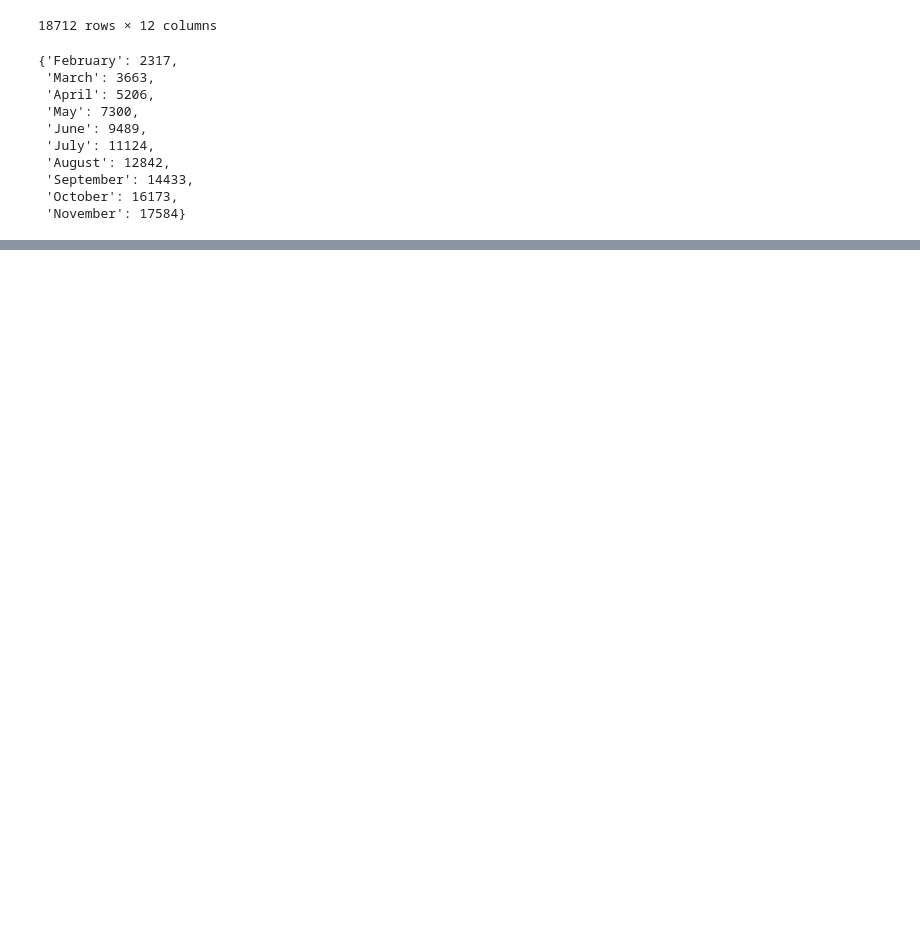
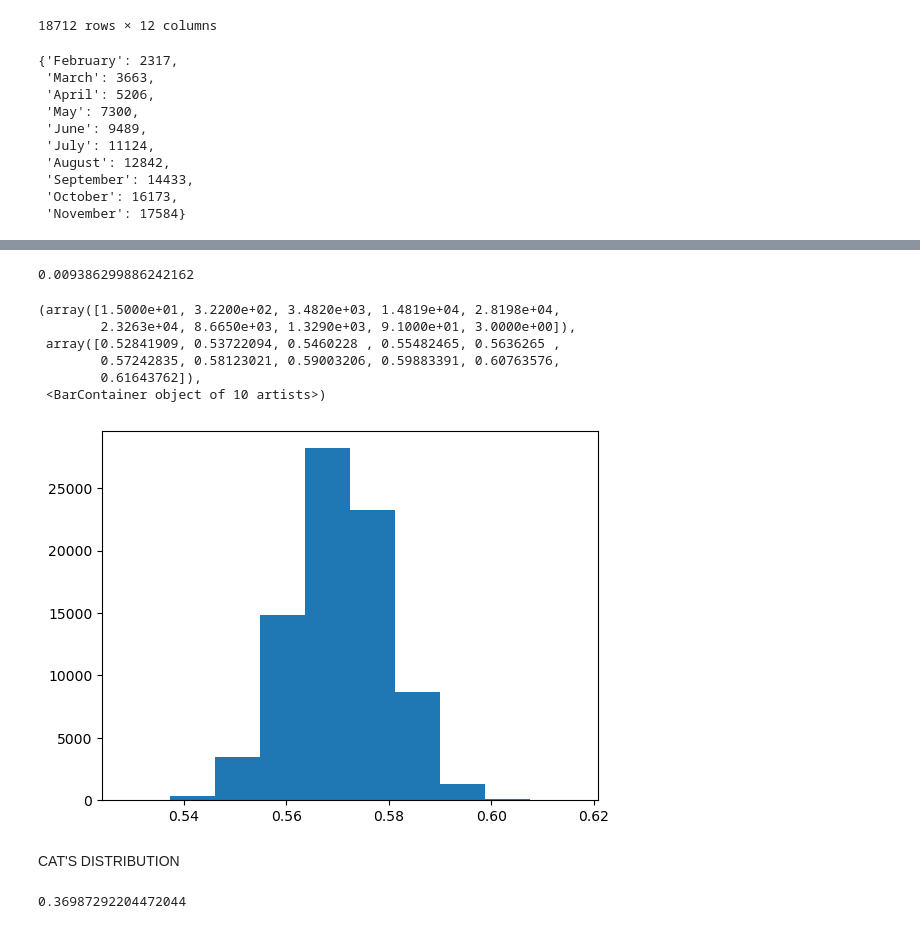
Before and after one commit to 3Grey6Jedi9/Data-Analysis-Project-05, a Jupyter notebook: Pet Analysis.ipynb, the cells around one changed output, grey strips where cells are left out. Drawn from its saved outputs; the diff is of its cells as text; code cells hidden in the pictures; blank space fills up the shorter version.

```diff
--- a/Pet Analysis.ipynb
+++ b/Pet Analysis.ipynb
@@ -85,0 +151,25 @@ higher_months
+# %%
+dogs_lot01_mean = len(lot01[lot01['animal_type']=='Dog']) / len(lot01)
+dogs_lot02_mean = len(lot02[lot02['animal_type']=='Dog']) / len(lot02)
+dogs_lot03_mean = len(lot03[lot03['animal_type']=='Dog']) / len(lot03)
+dogs_lot04_mean = len(lot04[lot04['animal_type']=='Dog']) / len(lot04)
+dogs_lot05_mean = len(lot05[lot05['animal_type']=='Dog']) / len(lot05)
+dogs_lot06_mean = len(lot06[lot06['animal_type']=='Dog']) / len(lot06)
+dogs_lot07_mean = len(lot07[lot07['animal_type']=='Dog']) / len(lot07)
+dogs_lot08_mean = len(lot08[lot08['animal_type']=='Dog']) / len(lot08)
+dogs_lot09_mean = len(lot09[lot09['animal_type']=='Dog']) / len(lot09)
+dogs_lot10_mean = len(lot10[lot10['animal_type']=='Dog']) / len(lot10)
+dogs_lot11_mean = len(lot11[lot11['animal_type']=='Dog']) / len(lot11)
+dogs_lot12_mean = len(lot12[lot12['animal_type']=='Dog']) / len(lot12)
+dogs_lot13_mean = len(lot13[lot13['animal_type']=='Dog']) / len(lot13)
+dogs_lot14_mean = len(lot14[lot14['animal_type']=='Dog']) / len(lot14)
+dogs_lot15_mean = len(lot15[lot15['animal_type']=='Dog']) / len(lot15)
+dogs_lot16_mean = len(lot16[lot16['animal_type']=='Dog']) / len(lot16)
+dogs_lot17_mean = len(lot17[lot17['animal_type']=='Dog']) / len(lot17)
+dogs_lot18_mean = len(lot18[lot18['animal_type']=='Dog']) / len(lot18)
+dogs_lot19_mean = len(lot19[lot19['animal_type']=='Dog']) / len(lot19)
+dogs_lot20_mean = len(lot20[lot20['animal_type']=='Dog']) / len(lot20)
+dogs_lots_means = [dogs_lot01_mean, dogs_lot02_mean, dogs_lot03_mean, dogs_lot04_mean, dogs_lot05_mean, dogs_lot06_mean,
+                   dogs_lot07_mean, dogs_lot08_mean, dogs_lot09_mean, dogs_lot10_mean, dogs_lot11_mean, dogs_lot12_mean,
+                   dogs_lot13_mean, dogs_lot14_mean, dogs_lot15_mean, dogs_lot16_mean, dogs_lot17_mean, dogs_lot18_mean,
+                   dogs_lot19_mean, dogs_lot20_mean]
@@ -85,0 +197,28 @@ higher_months
+# %%
+ponderation = 1/20
+var_list = []
+for pm in dogs_lots_means:
+    delta = (pm - dogs_mean)**2
+    var_list.append(delta)
+var_array = np.sum(var_list)*ponderation
+standard_deviation = np.sqrt(var_array)
+# %% [output]
+0.009386299886242162
+# %%
+arrdog = np.random.normal(loc=dogs_mean, scale=standard_deviation, size=(len(intake)))
+plt.hist(arrdog)
+# %% [output]
+(array([1.5000e+01, 3.2200e+02, 3.4820e+03, 1.4819e+04, 2.8198e+04,
+        2.3263e+04, 8.6650e+03, 1.3290e+03, 9.1000e+01, 3.0000e+00]),
+ array([0.52841909, 0.53722094, 0.5460228 , 0.55482465, 0.5636265 ,
+        0.57242835, 0.58123021, 0.59003206, 0.59883391, 0.60763576,
+        0.61643762]),
+ <BarContainer object of 10 artists>)
+[figure, added]
+# %% [markdown]
+CAT'S DISTRIBUTION
+# %%
+total_cats = len(intake[intake['animal_type']=='Cat'])
+cat_mean = total_cats / len(intake)
+# %% [output]
+0.36987292204472044
```
Also changed, not shown: parts of 14 cells of this notebook.
